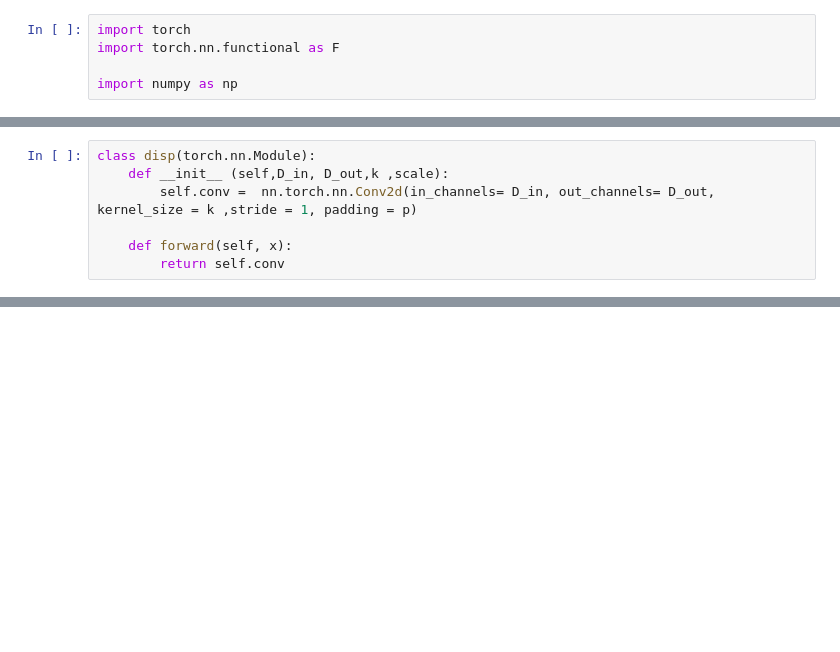
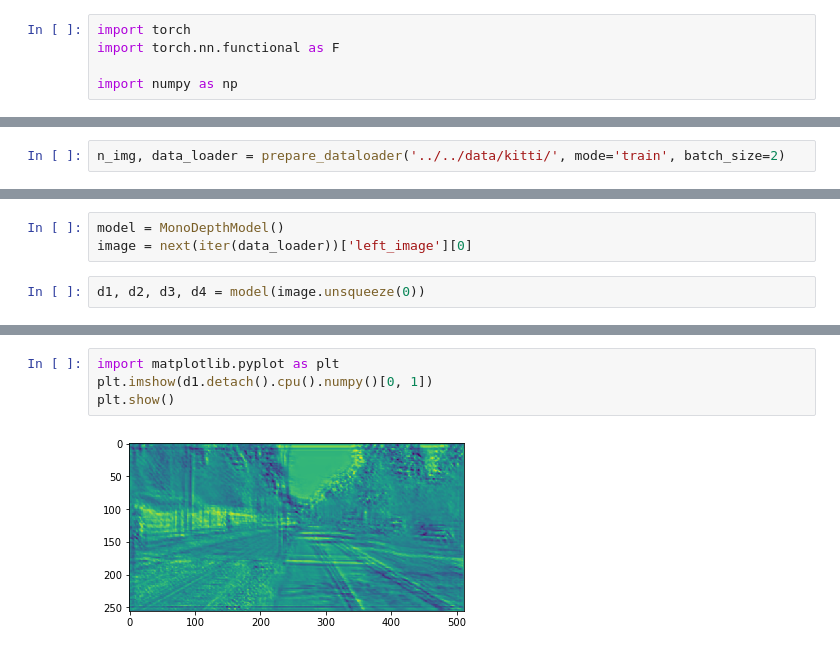
Before and after one commit to braun-steven/atrous-monodepth, a Jupyter notebook: monodepth/MonoDepthModel.ipynb, the cells around one changed output, grey strips where cells are left out. Cells and saved outputs as stored; diff of their text form; blank space fills up the shorter version.

Commit message:
"fixed" monodepth imports, completed MonoDepthModel, added line in data_loader to skip hidden files on OSX (e.g. .DS_Store) when looking for KITTI files

```diff
--- a/monodepth/MonoDepthModel.ipynb
+++ b/monodepth/MonoDepthModel.ipynb
@@ -40,10 +56,3 @@ class iconv(torch.nn.Module):
-# %%
-class disp(torch.nn.Module):
-    def __init__ (self,D_in, D_out,k ,scale):
-        self.conv =  nn.torch.nn.Conv2d(in_channels= D_in, out_channels= D_out, kernel_size = k ,stride = 1, padding = p)
-
-    def forward(self, x):
-        return self.conv
 # %%
 class MonoDepthModel(torch.nn.Module):
     def __init__(self):
@@ -125,0 +153,2 @@ class MonoDepthModel(torch.nn.Module):
+# %%
+n_img, data_loader = prepare_dataloader('../../data/kitti/', mode='train', batch_size=2)
@@ -125,0 +157,5 @@ class MonoDepthModel(torch.nn.Module):
+# %%
+model = MonoDepthModel()
+image = next(iter(data_loader))['left_image'][0]
+# %%
+d1, d2, d3, d4 = model(image.unsqueeze(0))
@@ -125,0 +198,6 @@ class MonoDepthModel(torch.nn.Module):
+# %%
+import matplotlib.pyplot as plt
+plt.imshow(d1.detach().cpu().numpy()[0, 1])
+plt.show()
+# %% [output]
+[figure, added]
```
Also changed, not shown: parts of 7 cells of this notebook, 4 other files.
